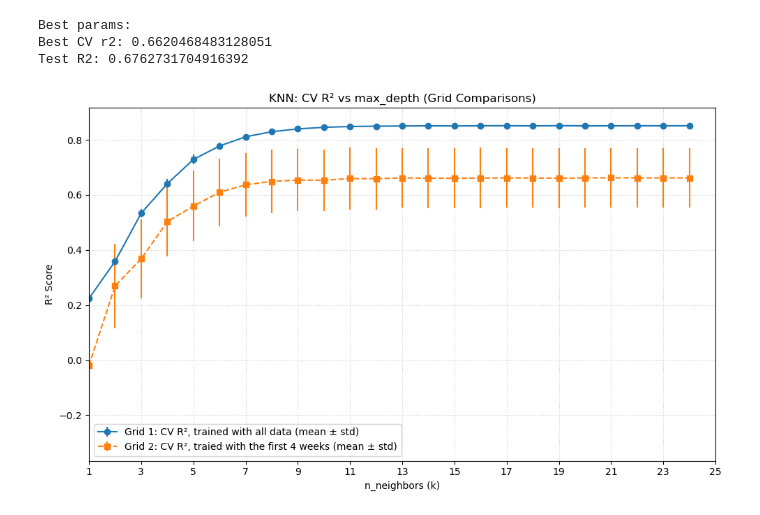
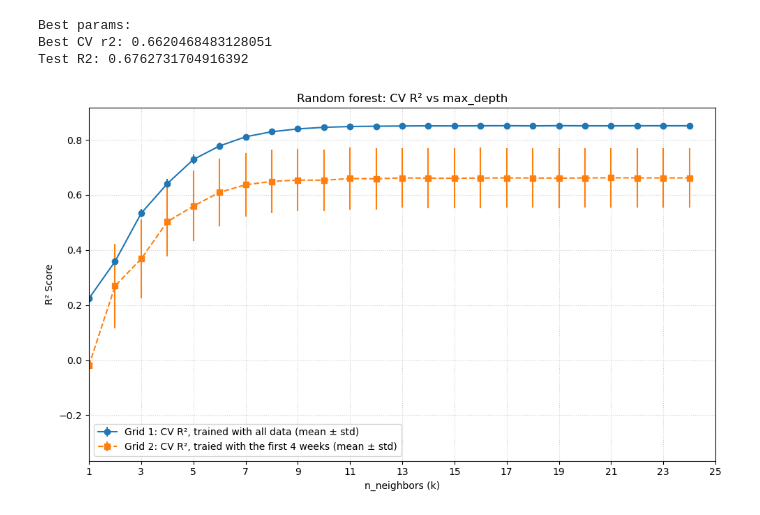
Before and after one commit to xarti55/SANS-IoT_calibration_analysis_and_denoising, a Jupyter notebook: src/graphs/RFR_graphs.ipynb, the cells around one changed output. Saved outputs shown, nothing was run; the diff lists cells and outputs as text; code cells hidden in the pictures.

```diff
--- a/src/graphs/RFR_graphs.ipynb
+++ b/src/graphs/RFR_graphs.ipynb
@@ -10,7 +10,7 @@ import matplotlib.pyplot as plt
 # %%
 # Reading the dataset
 df = pd.read_csv(
-    "data_Hw3_new.csv",
+    "../../data/data_Hw3_new.csv",
     sep=";",
     parse_dates=["Date"],
     date_format=lambda x: pd.to_datetime(x, format="%m/%d/%y %H:%M")
@@ -89,32 +89,32 @@ std_test1  = cv1['std_test_score']
 
 # Extract values for grid 2
 k_vals2 = np.array([int(k) for k in cv2['param_max_depth']])
 mean_test2 = cv2['mean_test_score']
 std_test2  = cv2['std_test_score']
 
 plt.figure(figsize=(10,6))
 
 # Grid 1
 plt.errorbar(
     k_vals1, mean_test1, yerr=std_test1,
     fmt='o-', label='Grid 1: CV R², trained with all data (mean ± std)'
 )
 
 # Grid 2
 plt.errorbar(
     k_vals2, mean_test2, yerr=std_test2,
     fmt='s--', label='Grid 2: CV R², traied with the first 4 weeks (mean ± std)'
 )
 
-plt.title("KNN: CV R² vs max_depth (Grid Comparisons)")
+plt.title("Random forest: CV R² vs max_depth")
 plt.xlabel("n_neighbors (k)")
 plt.ylabel("R² Score")
 plt.grid(True, linestyle=':', alpha=0.6)
 plt.xticks(np.arange(1, 26, 2))
 plt.xlim(1, 25)
 plt.legend()
 plt.tight_layout()
 plt.savefig("RFR_R2_graph.png", dpi=300)
 plt.show()
 # %% [output]
-[figure, old version]
+[figure, new version]
```
Also changed, not shown: 7 other files.
